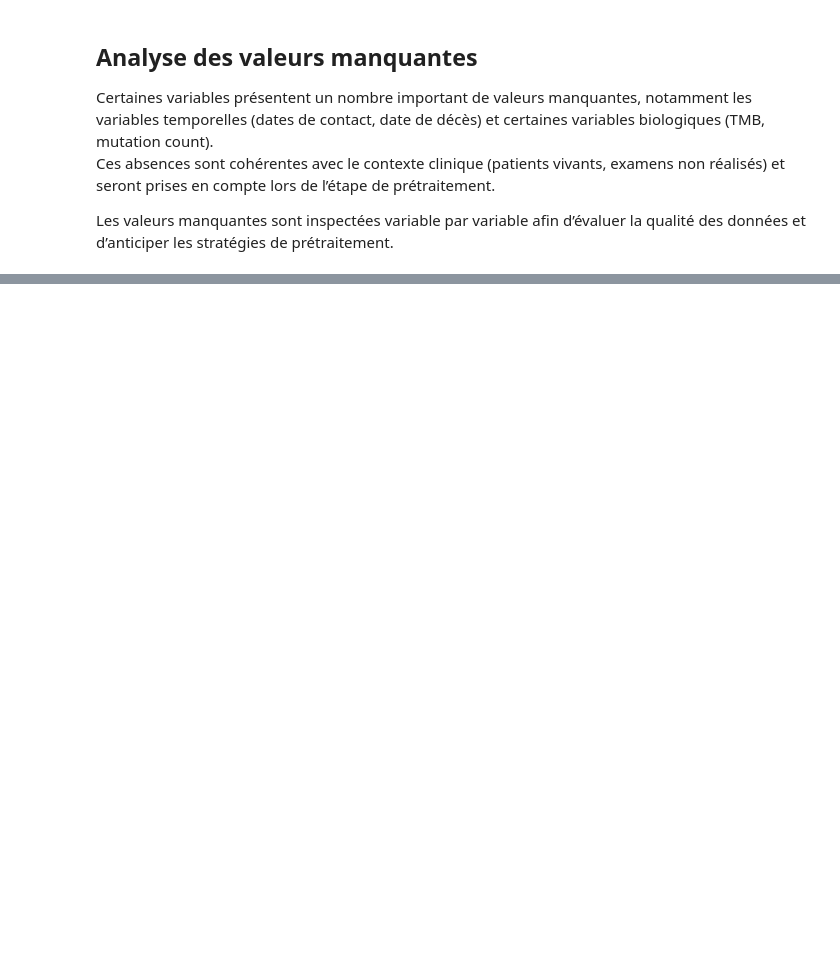
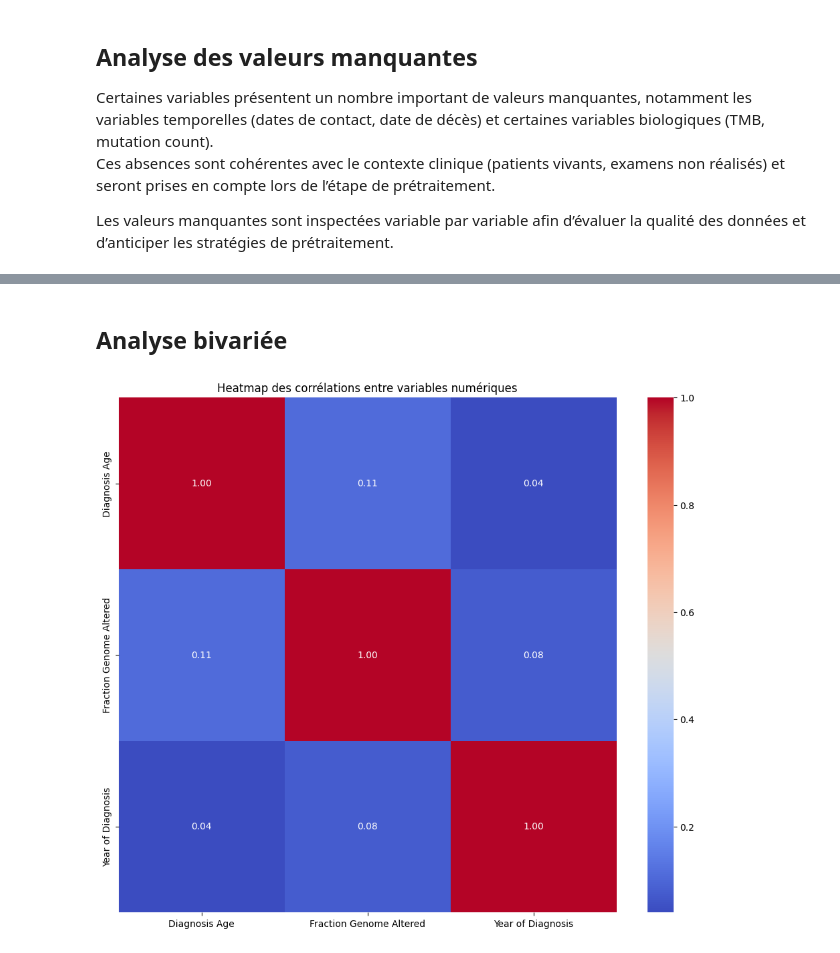
Before and after one commit to CADETEMMA/Projet_h-mato, a Jupyter notebook: 01_EDA.ipynb, the cells around one changed output, grey strips where cells are left out. Cells and saved outputs as stored; diff of their text form; code cells hidden in the pictures; blank space fills up the shorter version.

```diff
--- a/01_EDA.ipynb
+++ b/01_EDA.ipynb
@@ -351,0 +217,10 @@ Dans l’ensemble, cette analyse exploratoire a permis de sélectionner un ensem
+# %% [markdown]
+## Analyse bivariée
+# %%
+# Corrélation entre variables numériques
+plt.figure(figsize=(12,10))
+sns.heatmap(df_clean[num_vars].corr(), annot=True, cmap="coolwarm", fmt=".2f")
+plt.title("Heatmap des corrélations entre variables numériques")
+plt.show()
+# %% [output]
+[figure, added]
```
Also changed, not shown: parts of 49 cells of this notebook, 2 other files.
